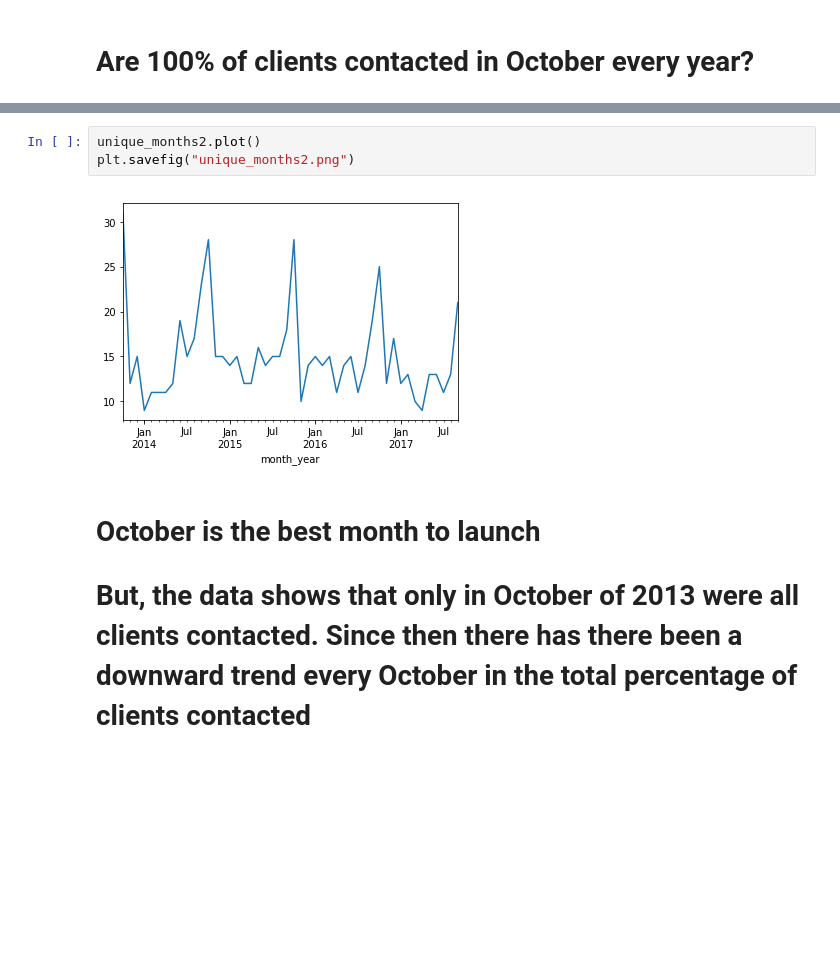
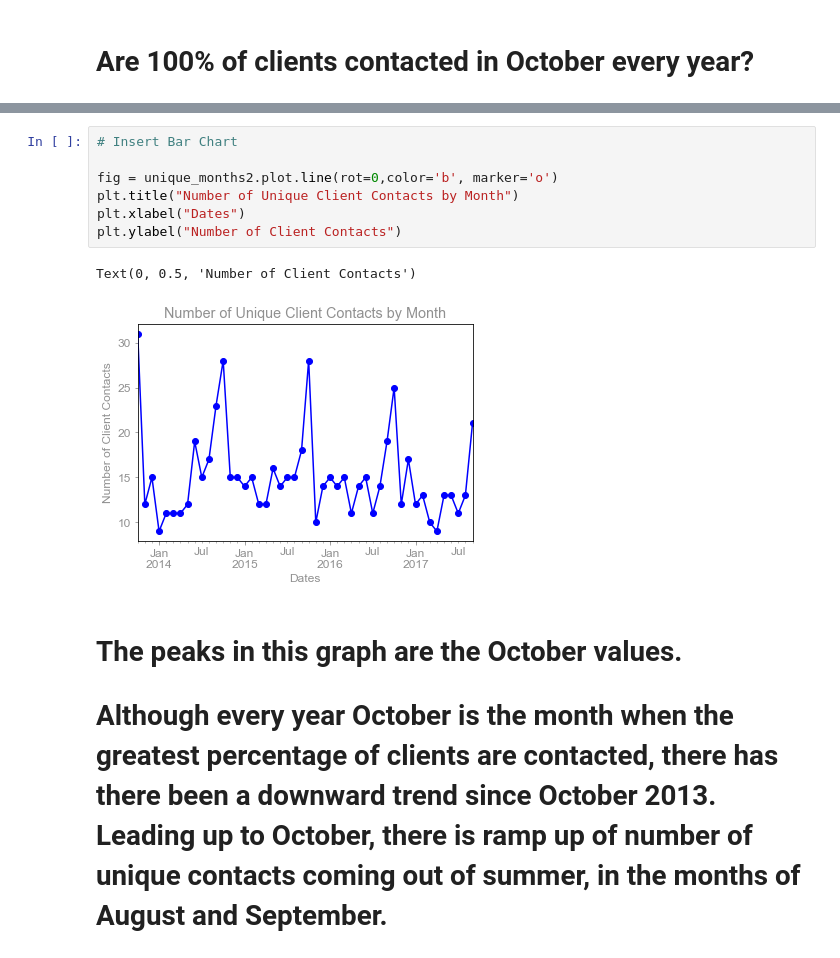
Before and after one commit to robertspeta/launch_month, a Jupyter notebook: contacts_analysis.ipynb, the cells around one changed output, grey strips where cells are left out. Drawn from its saved outputs; the diff is of its cells as text; blank space fills up the shorter version.

```diff
--- a/contacts_analysis.ipynb
+++ b/contacts_analysis.ipynb
@@ -129,8 +167,13 @@ Freq: M, Name: Client Name, dtype: int64
-# %%
-unique_months2.plot()
-plt.savefig("unique_months2.png")
-# %% [output]
-[figure, removed]
-# %% [markdown]
-# October is the best month to launch
-# But, the data shows that only in October of 2013 were all clients contacted. Since then there has there been a downward trend every October in the total percentage of clients contacted
+# %%
+# Insert Bar Chart
+
+fig = unique_months2.plot.line(rot=0,color='b', marker='o')
+plt.title("Number of Unique Client Contacts by Month")
+plt.xlabel("Dates")
+plt.ylabel("Number of Client Contacts")
+# %% [output]
+Text(0, 0.5, 'Number of Client Contacts')
+[figure, added]
+# %% [markdown]
+# The peaks in this graph are the October values.
+# Although every year October is the month when the greatest percentage of clients are contacted, there has there been a downward trend since October 2013. Leading up to October, there is ramp up of number of unique contacts coming out of summer, in the months of August and September.
```
Also changed, not shown: parts of 25 cells of this notebook.
